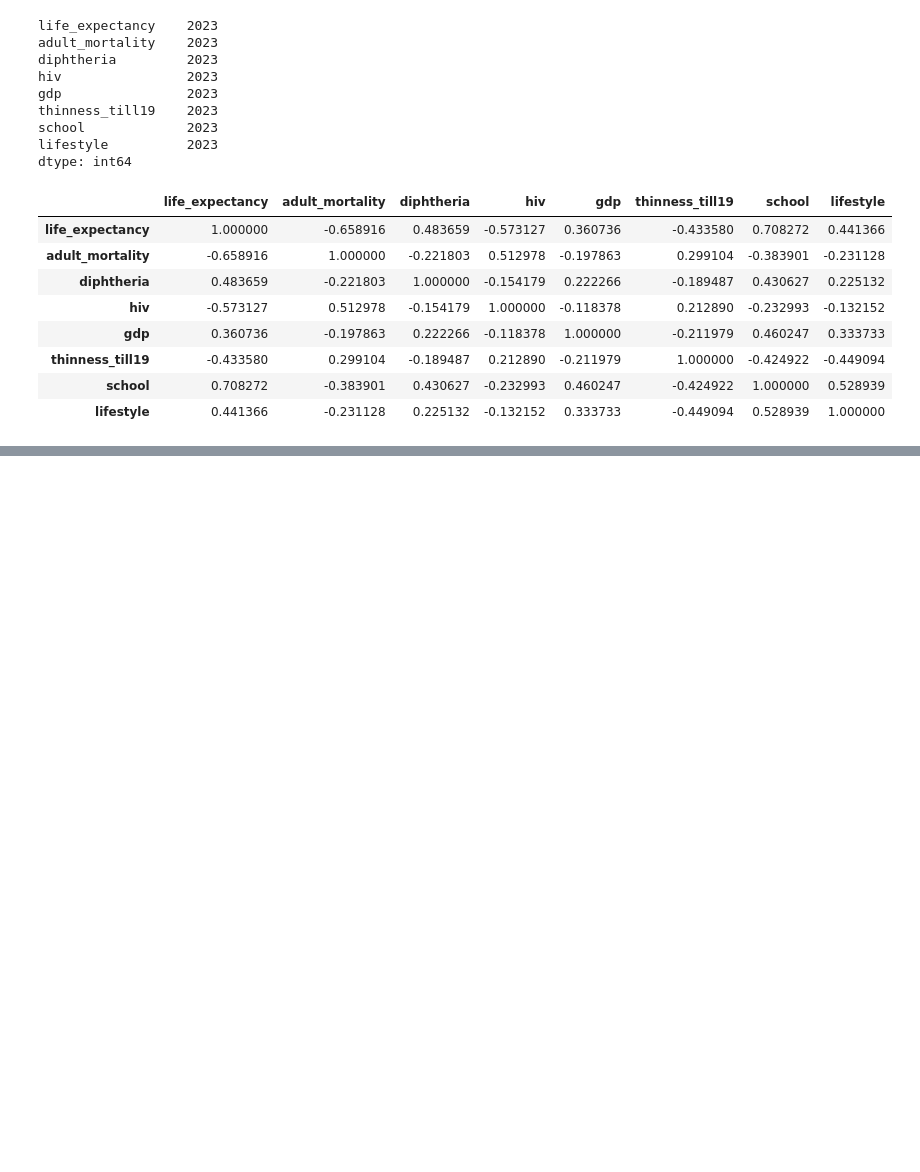
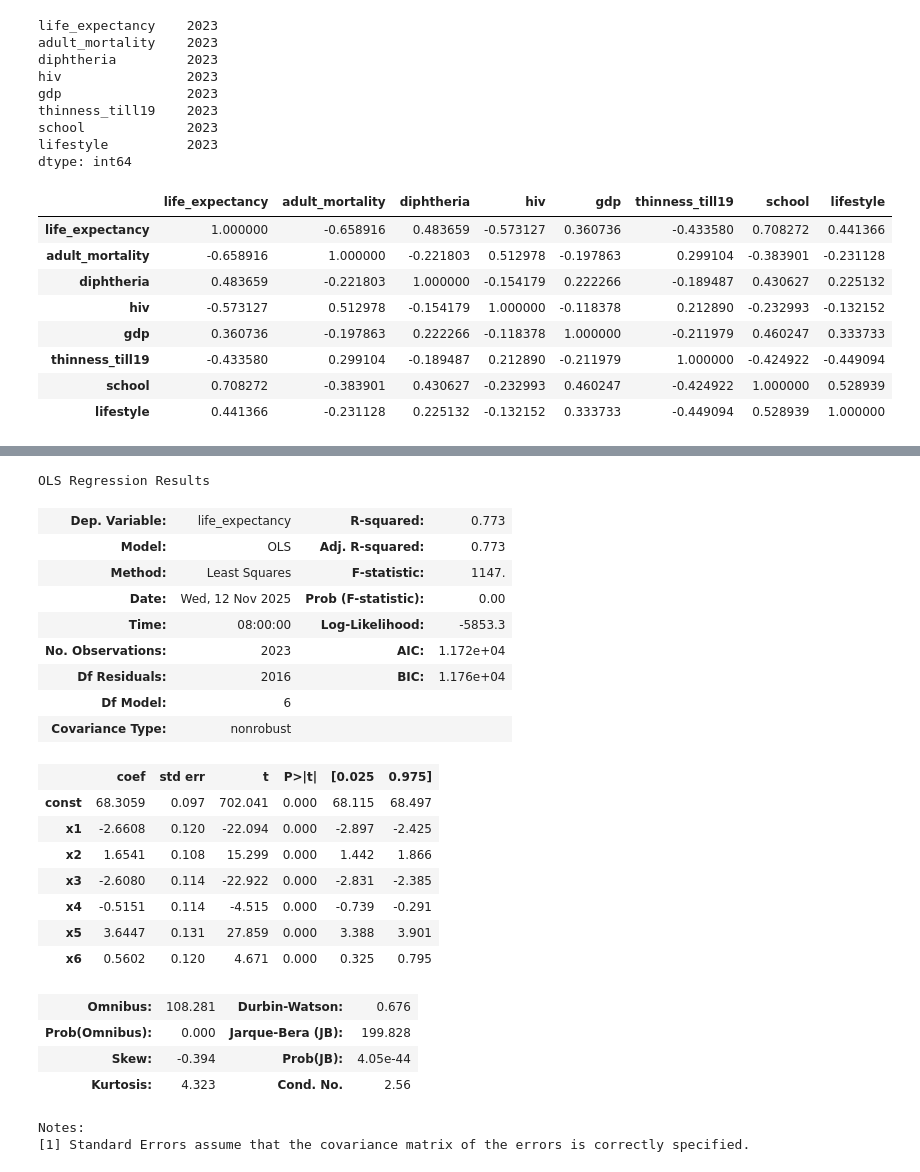
Before and after one commit to anandasouza/Modelagem_estatistica_em_indicadores_socioeconomicos, a Jupyter notebook: projetoestatistica.ipynb, the cells around one changed output, grey strips where cells are left out. Drawn from its saved outputs; the diff is of its cells as text; code cells hidden in the pictures; blank space fills up the shorter version.

```diff
--- a/projetoestatistica.ipynb
+++ b/projetoestatistica.ipynb
@@ -759,0 +936,16 @@ corr_map
+# %%
+#Os dados estão com escala diferente, por esse motivo vamos padronizar os dados
+#A padronização é para as variáveis preditoras
+atributos = ['adult_mortality', 'diphtheria', 'hiv', 'thinness_till19', 'school', 'lifestyle']
+# %%
+#Padronização
+scaler = StandardScaler() #Cria o objeto
+scaler.fit(novo_df_final[atributos]) #treino(fit)
+scaled_features = scaler.transform(novo_df_final[atributos]) #Padroniza os dados
+# %%
+#Criando um dataframe com os dados padronizados
+#scaled_features : Os valores numéricos já padronizados
+#columns = atributos : define o nome das colunas
+#index = novo_df_final.index : Preserva os índices do DataFrame original
+scaled_features_df = pd.DataFrame(scaled_features, columns = atributos, index = novo_df_final.index)
+scaled_features_df.head()
@@ -759,0 +959,31 @@ corr_map
+# %%
+#Terceira versão do modelo
+modelo_v3 = sm.OLS(endog = novo_df_final['life_expectancy'], #Variável endógena é a variável alvo
+                   exog = sm.add_constant(scaled_features_df.values)).fit() #Variável exógena é a variável preditora, o conjunto de ariável. Se usar essa função tem que adicionar uma constant
+# %%
+modelo_v3.summary()
+# %% [output]
+OLS Regression Results
+| Dep. Variable: | life_expectancy | R-squared: | 0.773 |
+| Model: | OLS | Adj. R-squared: | 0.773 |
+| Method: | Least Squares | F-statistic: | 1147. |
+| Date: | Wed, 12 Nov 2025 | Prob (F-statistic): | 0.00 |
+| Time: | 08:00:00 | Log-Likelihood: | -5853.3 |
+| No. Observations: | 2023 | AIC: | 1.172e+04 |
+| Df Residuals: | 2016 | BIC: | 1.176e+04 |
+| Df Model: | 6 |  |  |
+| Covariance Type: | nonrobust |  |  |
+|  | coef | std err | t | P>|t| | [0.025 | 0.975] |
+| const | 68.3059 | 0.097 | 702.041 | 0.000 | 68.115 | 68.497 |
+| x1 | -2.6608 | 0.120 | -22.094 | 0.000 | -2.897 | -2.425 |
+| x2 | 1.6541 | 0.108 | 15.299 | 0.000 | 1.442 | 1.866 |
+| x3 | -2.6080 | 0.114 | -22.922 | 0.000 | -2.831 | -2.385 |
+| x4 | -0.5151 | 0.114 | -4.515 | 0.000 | -0.739 | -0.291 |
+| x5 | 3.6447 | 0.131 | 27.859 | 0.000 | 3.388 | 3.901 |
+| x6 | 0.5602 | 0.120 | 4.671 | 0.000 | 0.325 | 0.795 |
+| Omnibus: | 108.281 | Durbin-Watson: | 0.676 |
+| Prob(Omnibus): | 0.000 | Jarque-Bera (JB): | 199.828 |
+| Skew: | -0.394 | Prob(JB): | 4.05e-44 |
+| Kurtosis: | 4.323 | Cond. No. | 2.56 |
+Notes:
+[1] Standard Errors assume that the covariance matrix of the errors is correctly specified.
```
Also changed, not shown: parts of 19 cells of this notebook.
